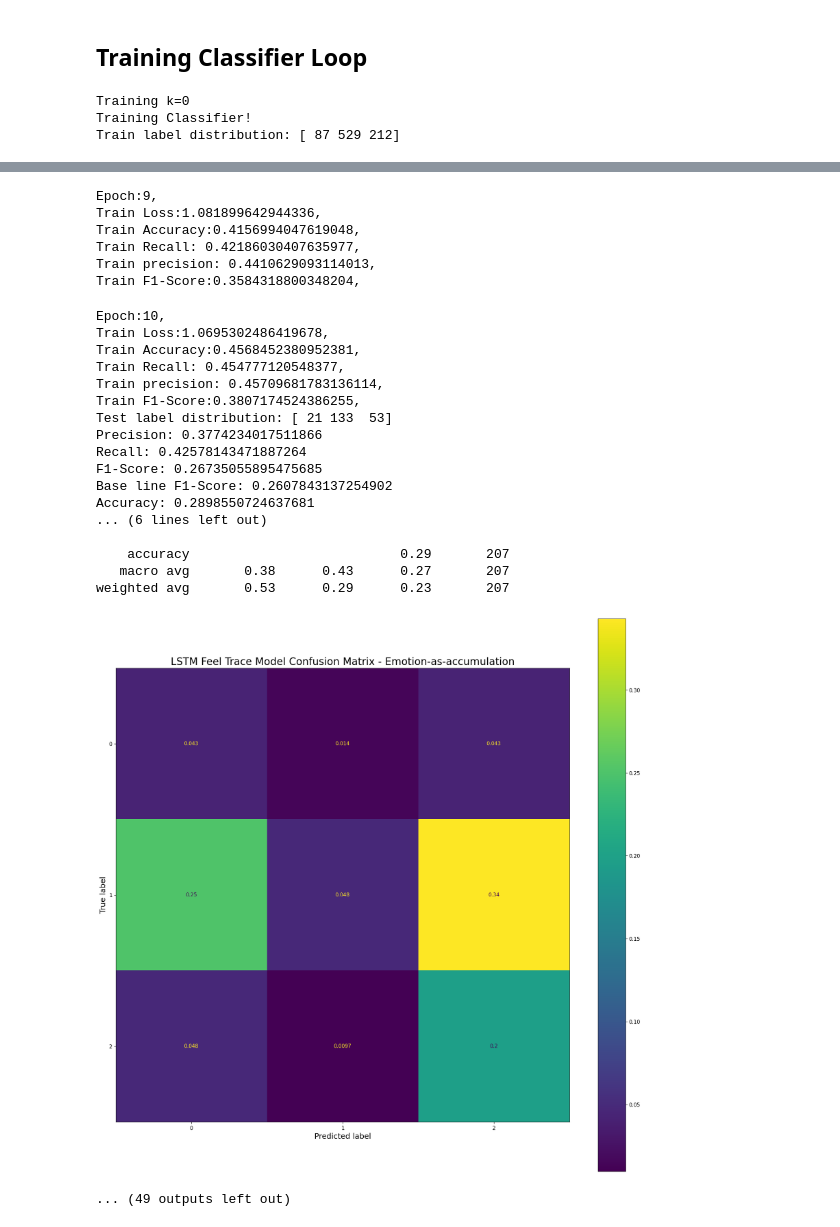
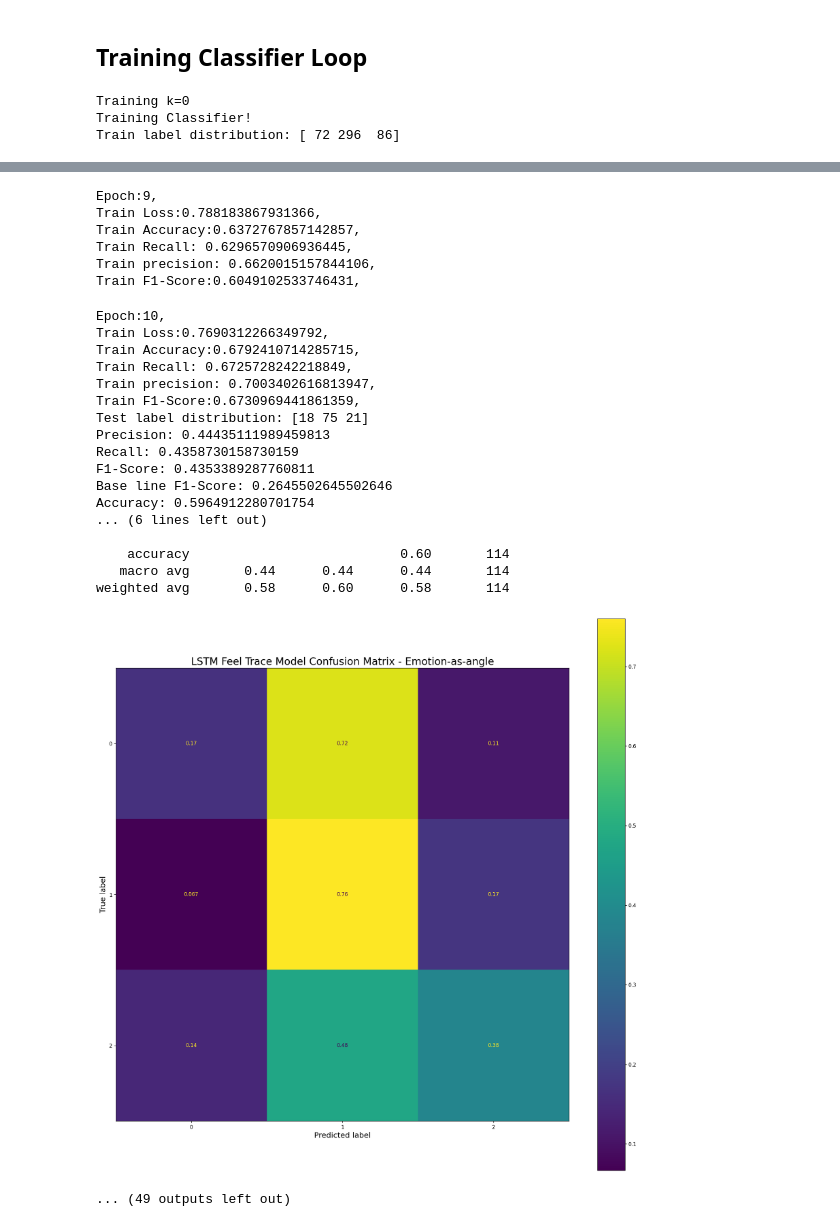
Before and after one commit to ubcspin/emod-eegify, a Jupyter notebook: src/cnn_eeg_classify.ipynb, the cells around one changed output, grey strips where cells are left out. Saved outputs shown, nothing was run; the diff lists cells and outputs as text; code cells hidden in the pictures.

Commit message:
chance accuracy metric, use hamming window, circular convolution and overlap

```diff
--- a/src/cnn_eeg_classify.ipynb
+++ b/src/cnn_eeg_classify.ipynb
@@ -38,11 +38,12 @@ from filterpy.kalman import KalmanFilter
 # %%
 dir = '../eeg_feeltrace' # directory containing *.csv files
 # hyper parameters
-window_size = 500 # must be an int in milliseconds
+window_size = 1000 # must be an int in milliseconds
+overlap = 0.0 # overlap %
 subject_num = 5 # which subject to choose [1-16]
 k_fold = 5 # k for k fold validation
 apply_kf = True # apply kalman filter
-label_type = 'accumulation' # 'angle' or 'pos' or 'both'
+label_type = 'angle' # 'angle' or 'pos' or 'both'
 num_classes = 3 if label_type != 'both' else 9 # number of classes to discretize the labels into
 num_features = 64 # eeg feature size
 classifier_learning_rate = 1e-3 # adam learning rate
@@ -66,17 +67,14 @@ def load_dataset(dir = 'feeltrace', subject_num = 5):
     print(f"Chosen subject: {eeg_ft}")
 
     data_signal = pd.read_csv(eeg_ft) # read the Nx(1+1+64) data for a single subject
-    scene_signal = pd.read_csv(eeg_ft.replace('eeg_ft_', 'scenes_', 1))
+    # return signal
+    return data_signal, -1
 
-    # return signal
-    return data_signal, scene_signal
+def generate_label(eeg_ft, split_size=100, k=5, label_type='angle', num_classes=3, kf=False, overlap=0.0):
 
-def generate_label(eeg_ft, split_size=100, k=5, label_type='angle', num_classes=3, kf=False):
-
-    # split into windows (non-overlapping)
-    dataset = [eeg_ft[x : x + split_size] for x in range(0, len(eeg_ft), split_size)]
-    if len(dataset[-1]) < split_size:
-        dataset.pop() # remove last window if it is smaller than the rest
+    # split into windows (with overlap %)
+    dataset = [eeg_ft[x : x + split_size] for x in range(0, len(eeg_ft), int(split_size * (1.0-overlap)))]
+    dataset = [x for x in dataset if len(x) == split_size] # remove last windows if they are smaller than the rest
 
     if label_type != 'both':
         labels, raw_label = get_label(dataset, n_labels=num_classes, label_type=label_type, kf=kf, dt=split_size/1000) # (N, 1)
@@ -240,11 +238,12 @@ def split_dataset(labels, k=5, strat=True):
 def generate_eeg_features(dataset):
     sample_freq = 1000
     # get FFT
-    psd_windows = [signal.periodogram(x[:,2:], sample_freq, axis=0) for x in dataset ] # get the power spectral density for each window
+    psd_windows = [signal.periodogram(x[:,2:], sample_freq, window='hamming', axis=0) for x in dataset ] # get the power spectral density for each window
 
     # frequency bands
     bands={'alpha': (8, 12), 'beta': (12, 30), 'delta': (1, 4), 'theta': (4, 7), 'gamma': (30, 50)}
-    band_freqs = [bands[x] for x in ['alpha', 'beta', 'delta', 'theta', 'gamma']]
+    chosen_bands = ['alpha', 'beta', 'delta', 'theta', 'gamma']
+    band_freqs = [bands[x] for x in chosen_bands]
 
     features = []
     for window in psd_windows: # calculate the power in each band for channel for each window
@@ -316,6 +268,6 @@ plt.show()
 # %%
-eeg_features, labels, indices, kf_raw_label = generate_label(eeg_ft_signal.values, split_size=window_size, k=k_fold, label_type=label_type, num_classes=num_classes, kf=apply_kf)
-_, _, _, raw_label = generate_label(eeg_ft_signal.values, split_size=window_size, k=k_fold, label_type=label_type, num_classes=num_classes, kf=False)
+eeg_features, _, _, kf_raw_label = generate_label(eeg_ft_signal.values, split_size=window_size, k=k_fold, label_type=label_type, num_classes=num_classes, kf=apply_kf, overlap=overlap)
+_, labels, indices, raw_label = generate_label(eeg_ft_signal.values, split_size=window_size, k=k_fold, label_type=label_type, num_classes=num_classes, kf=False, overlap=overlap)
 print(f"Label class bincount: {np.bincount(labels, minlength=num_classes)}")
 
 
@@ -397,7 +349,7 @@ class classifier(nn.Module):
 
 
         self.cnn = nn.Sequential(
-            nn.Conv2d(5, 8, 3, padding='same'),
+            nn.Conv2d(5, 8, 3, padding='same', padding_mode='circular'),
             nn.ReLU()
         )
 
@@ -644,11 +596,14 @@ for cur_k in range(len(indices)):
     print('Metrics:')
     print(classification_report(test_labels, np.array([x.argmax() for x in preds])))
 
+
+    cm = confusion_matrix(test_labels, [x.argmax() for x in preds], labels=np.arange(num_classes), normalize='true')
+    disp = ConfusionMatrixDisplay(confusion_matrix=cm, display_labels=np.arange(num_classes))
+
+    acc = np.mean(cm.diagonal())
     k_acc.append(acc)
     k_f1.append(prf[2])
 
-    cm = confusion_matrix(test_labels, [x.argmax() for x in preds], labels=np.arange(num_classes), normalize='all')
-    disp = ConfusionMatrixDisplay(confusion_matrix=cm, display_labels=np.arange(num_classes))
 
     disp.plot(ax=axs)
     plt.show()
@@ -658,5 +613,5 @@ print(f"F1-Score, Average F1-Score: {k_f1}, {np.mean(k_f1)}")
 # %% [output]
 Training k=0
 Training Classifier!
-Train label distribution: [ 87 529 212]
+Train label distribution: [ 72 296  86]
 Epoch:1,
@@ -710,25 +665,25 @@ Train F1-Score:0.299564696189046,
 Epoch:9,
-Train Loss:1.081899642944336,
-Train Accuracy:0.4156994047619048,
-Train Recall: 0.42186030407635977,
-Train precision: 0.4410629093114013,
-Train F1-Score:0.3584318800348204,
+Train Loss:0.788183867931366,
+Train Accuracy:0.6372767857142857,
+Train Recall: 0.6296570906936445,
+Train precision: 0.6620015157844106,
+Train F1-Score:0.6049102533746431,
 Epoch:10,
-Train Loss:1.0695302486419678,
-Train Accuracy:0.4568452380952381,
-Train Recall: 0.454777120548377,
-Train precision: 0.45709681783136114,
-Train F1-Score:0.3807174524386255,
-Test label distribution: [ 21 133  53]
-Precision: 0.3774234017511866
-Recall: 0.42578143471887264
-F1-Score: 0.26735055895475685
-Base line F1-Score: 0.2607843137254902
-Accuracy: 0.2898550724637681
+Train Loss:0.7690312266349792,
+Train Accuracy:0.6792410714285715,
+Train Recall: 0.6725728242218849,
+Train precision: 0.7003402616813947,
+Train F1-Score:0.6730969441861359,
+Test label distribution: [18 75 21]
+Precision: 0.44435111989459813
+Recall: 0.4358730158730159
+F1-Score: 0.4353389287760811
+Base line F1-Score: 0.2645502645502646
+Accuracy: 0.5964912280701754
 ... (6 lines left out)
 
-    accuracy                           0.29       207
-   macro avg       0.38      0.43      0.27       207
-weighted avg       0.53      0.29      0.23       207
+    accuracy                           0.60       114
+   macro avg       0.44      0.44      0.44       114
+weighted avg       0.58      0.60      0.58       114
-[figure, old version]
+[figure, new version]
 ... (49 outputs left out)
```
Also changed, not shown: parts of 10 cells of this notebook, 1 other file.
